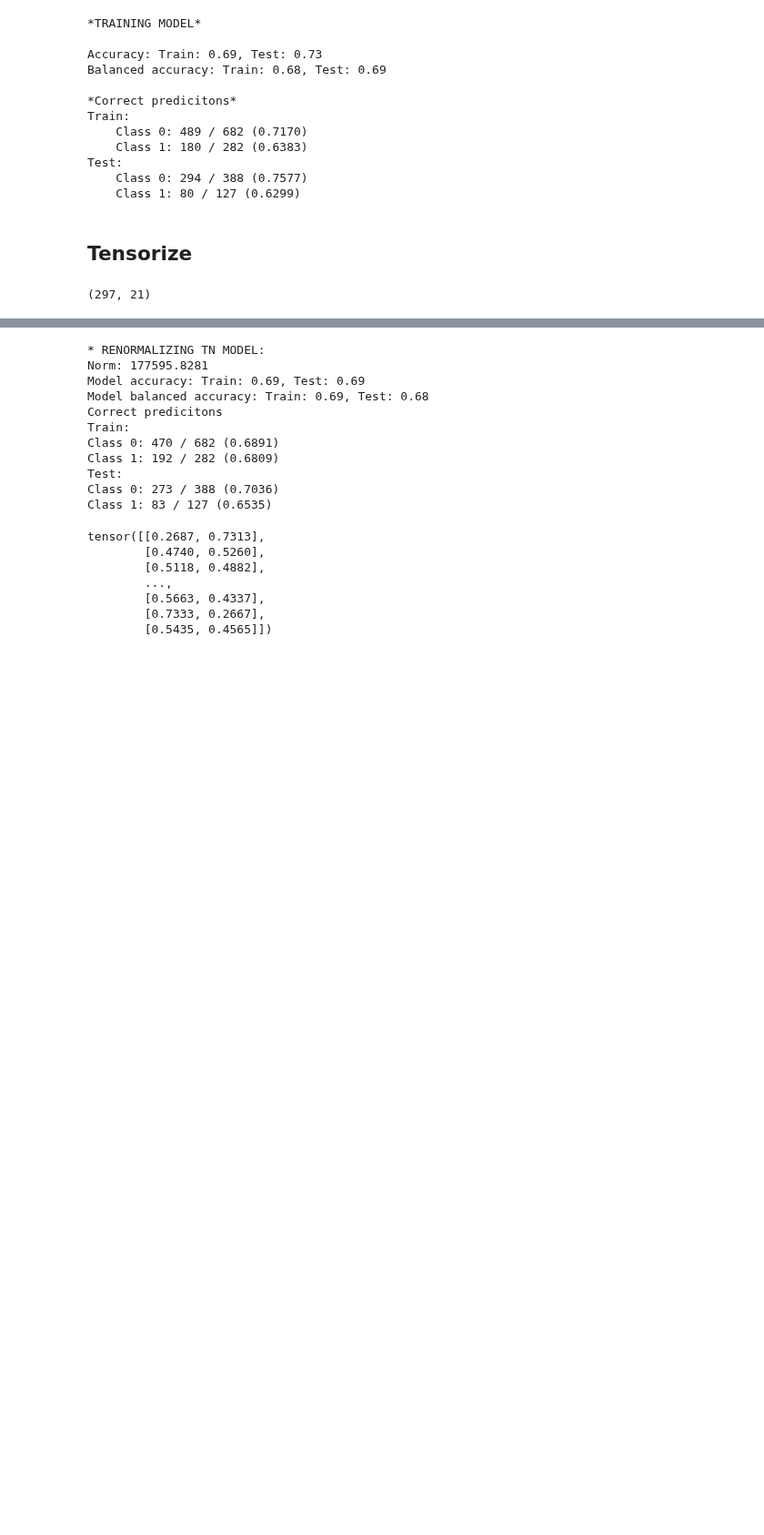
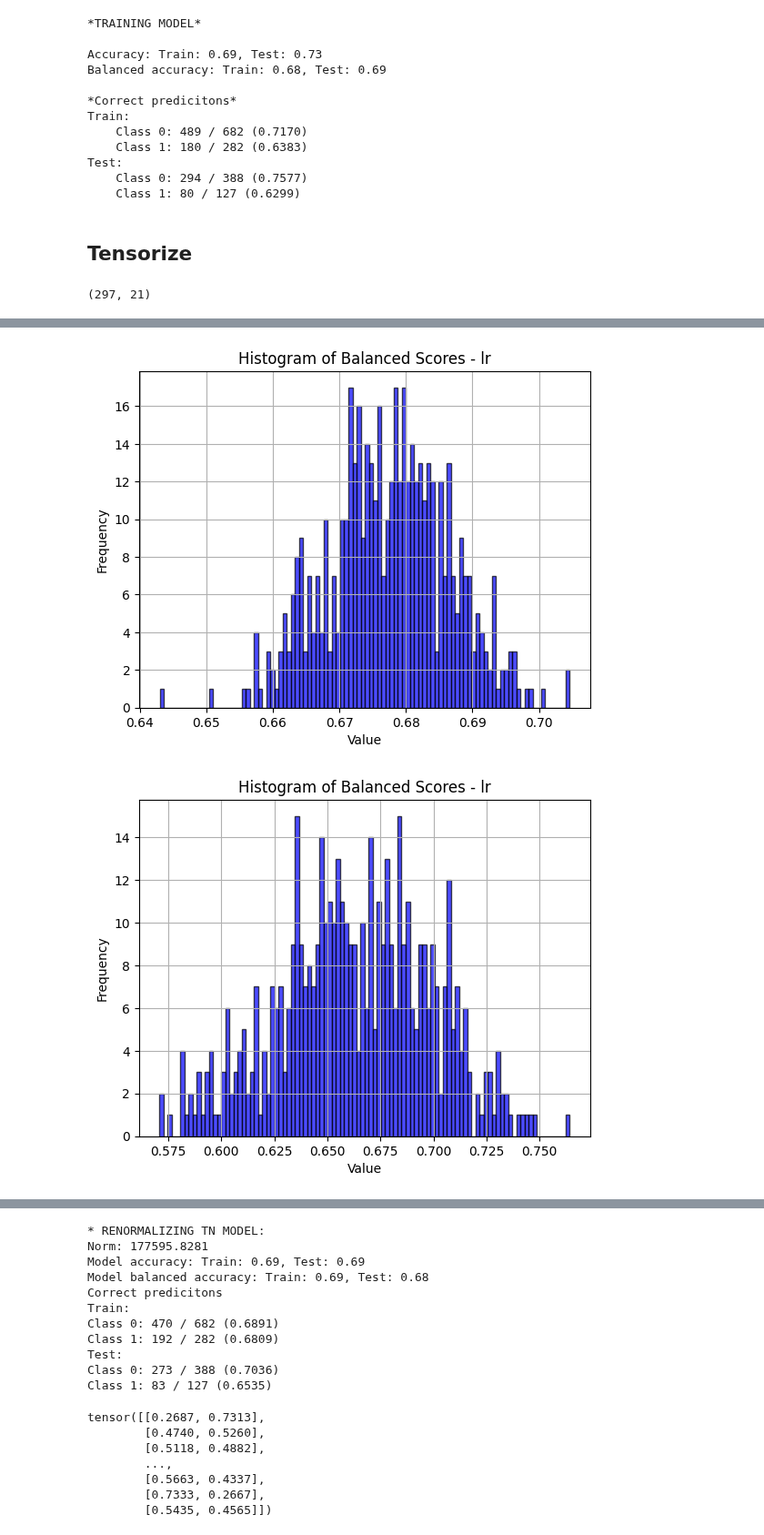
Before and after one commit to joserapa98/tns4loris, a Jupyter notebook: interpretability/interpretability.ipynb, the cells around one changed output, grey strips where cells are left out. Shown at 91% size. Drawn from its saved outputs; the diff is of its cells as text; code cells hidden in the pictures; blank space fills up the shorter version.

```diff
--- a/interpretability/interpretability.ipynb
+++ b/interpretability/interpretability.ipynb
@@ -120,7 +120,7 @@ yt_test = torch.from_numpy(y_test)
 xt_sketch = torch.from_numpy(x_sketch).float()
 yt_sketch = torch.from_numpy(y_sketch)
 
-sketch_size    = 50
+sketch_size    = 100
 phys_dim       = 2
 domain         = None
 bond_dim       = 2
@@ -149,8 +149,8 @@ mps = tensorize(fn_model=fn_model,
                 y_train=yt_train,
                 x_test=xt_test,
                 y_test=yt_test,
-                x_sketch=xt_sketch,
-                y_sketch=yt_sketch,
+                x_sketch=xt_train, #xt_sketch,
+                y_sketch=yt_train, #yt_sketch,
                 sketch_size=sketch_size,
                 phys_dim=phys_dim,
                 domain=domain,
@@ -180,0 +269,26 @@ Test:
+# %%
+# 100 sketch samples
+
+plt.hist(train_lr_baccs.numpy(), bins=100, alpha=0.7,
+            color='blue', edgecolor='black')
+plt.xlabel("Value")
+plt.ylabel("Frequency")
+plt.title(f"Histogram of Balanced Scores - {model_name}")
+plt.grid(True)
+
+# Show plot
+plt.show()
+
+
+plt.hist(test_lr_baccs.numpy(), bins=100, alpha=0.7,
+            color='blue', edgecolor='black')
+plt.xlabel("Value")
+plt.ylabel("Frequency")
+plt.title(f"Histogram of Balanced Scores - {model_name}")
+plt.grid(True)
+
+# Show plot
+plt.show()
+# %% [output]
+[figure, added]
+[figure, added]
```
Also changed, not shown: parts of 5 cells of this notebook, 3 other files.
